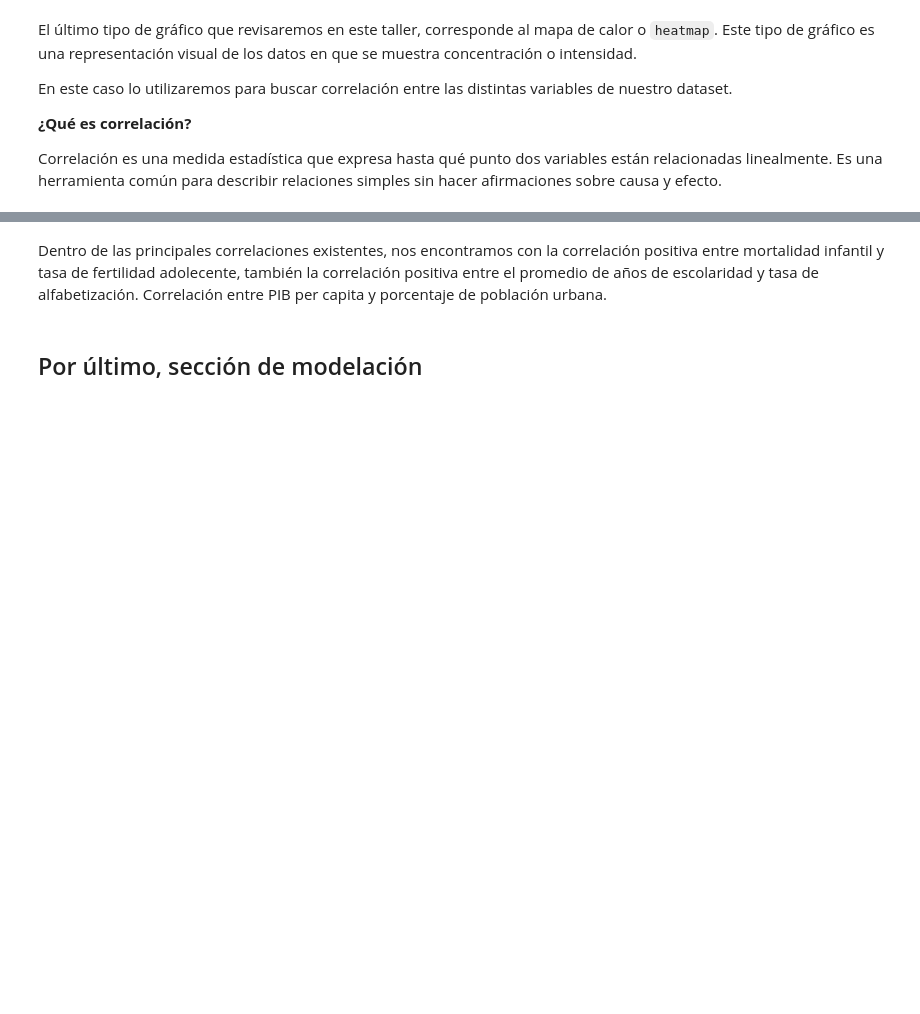
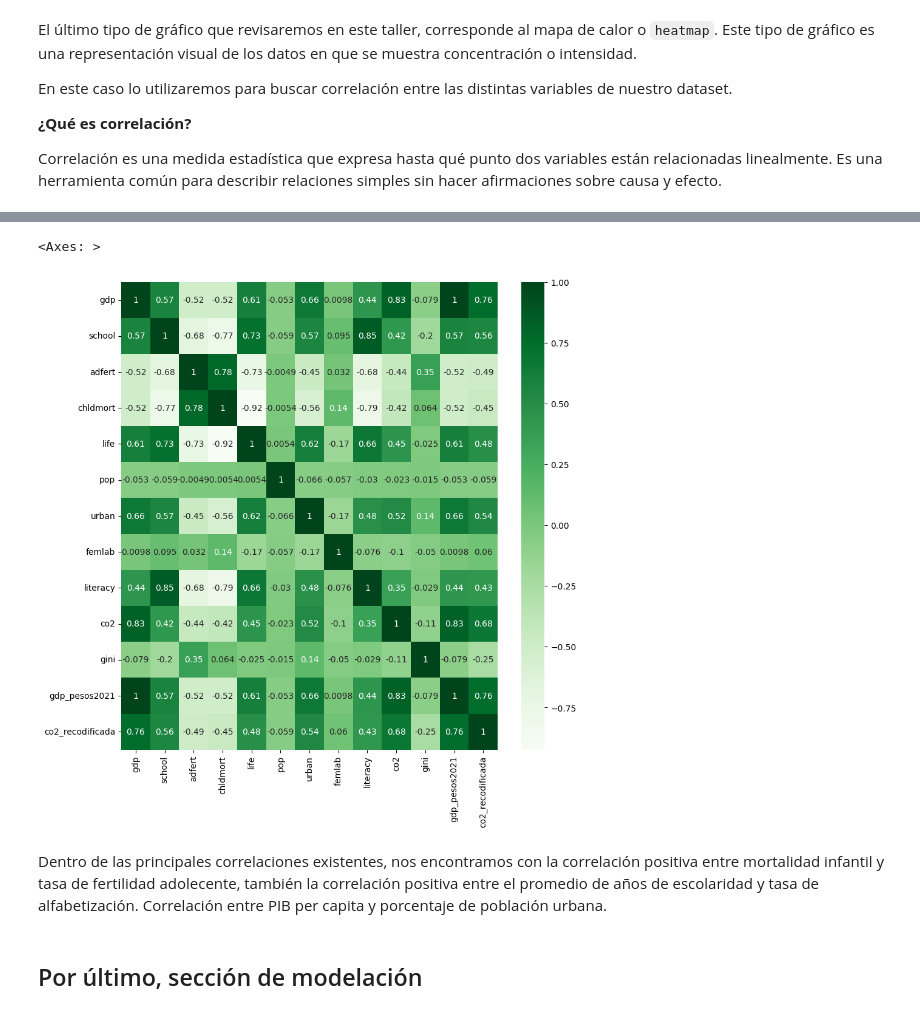
Before and after one commit to CAlvarezLock/learning-projects, a Jupyter notebook: Data_Analysis.ipynb, the cells around one changed output, grey strips where cells are left out. Saved outputs shown, nothing was run; the diff lists cells and outputs as text; code cells hidden in the pictures; blank space fills up the shorter version.

```diff
--- a/Data_Analysis.ipynb
+++ b/Data_Analysis.ipynb
@@ -592,6 +702,9 @@ corr = df_nations.corr()
 # %%
-plt.rcParams["figure.figsize"] =(8,8)
+plt.rcParams["figure.figsize"] =(10,10)
 sns.heatmap(corr, cmap="Greens", annot=True)
+# %% [output]
+<Axes: >
+[figure, added]
 # %% [markdown]
 Dentro de las principales correlaciones existentes, nos encontramos con la correlación positiva entre mortalidad infantil y tasa de fertilidad adolecente, también la correlación positiva entre el promedio de años de escolaridad y tasa de alfabetización. Correlación entre PIB per capita y porcentaje de población urbana.
 # %% [markdown]
```
Also changed, not shown: parts of 37 cells of this notebook.
